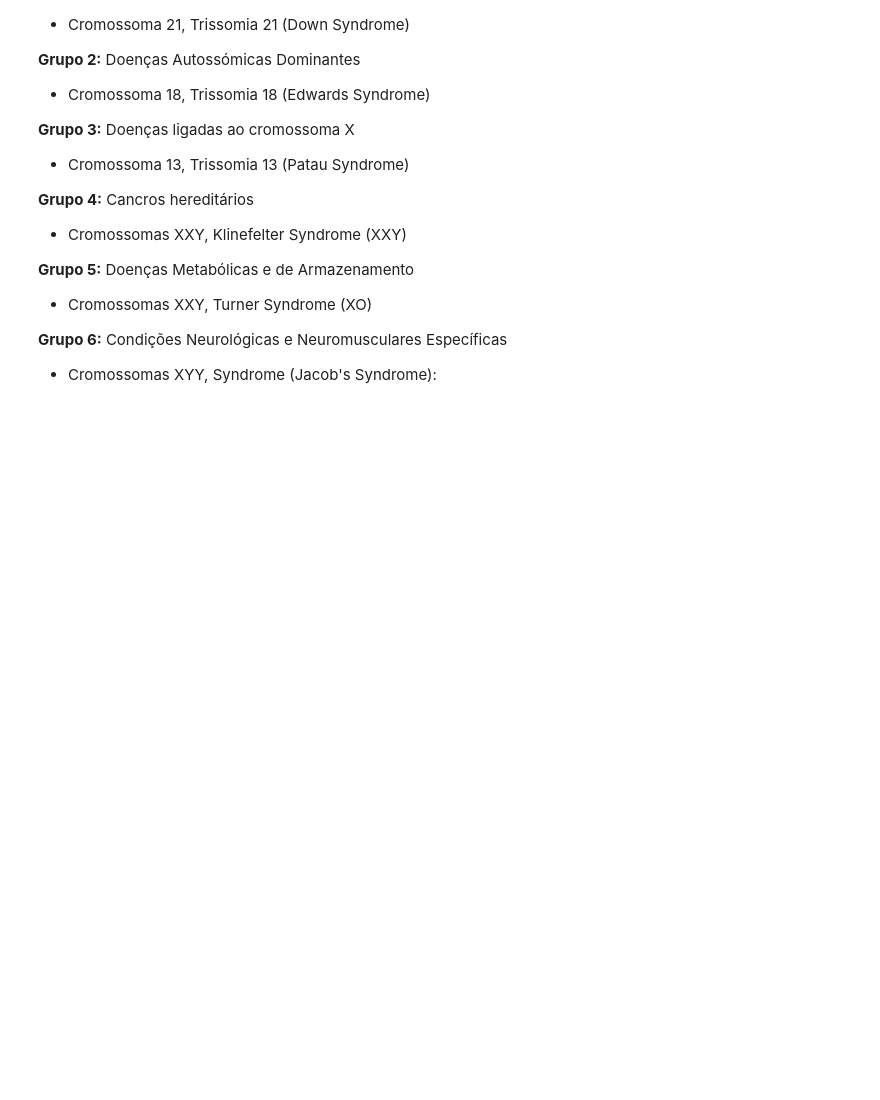
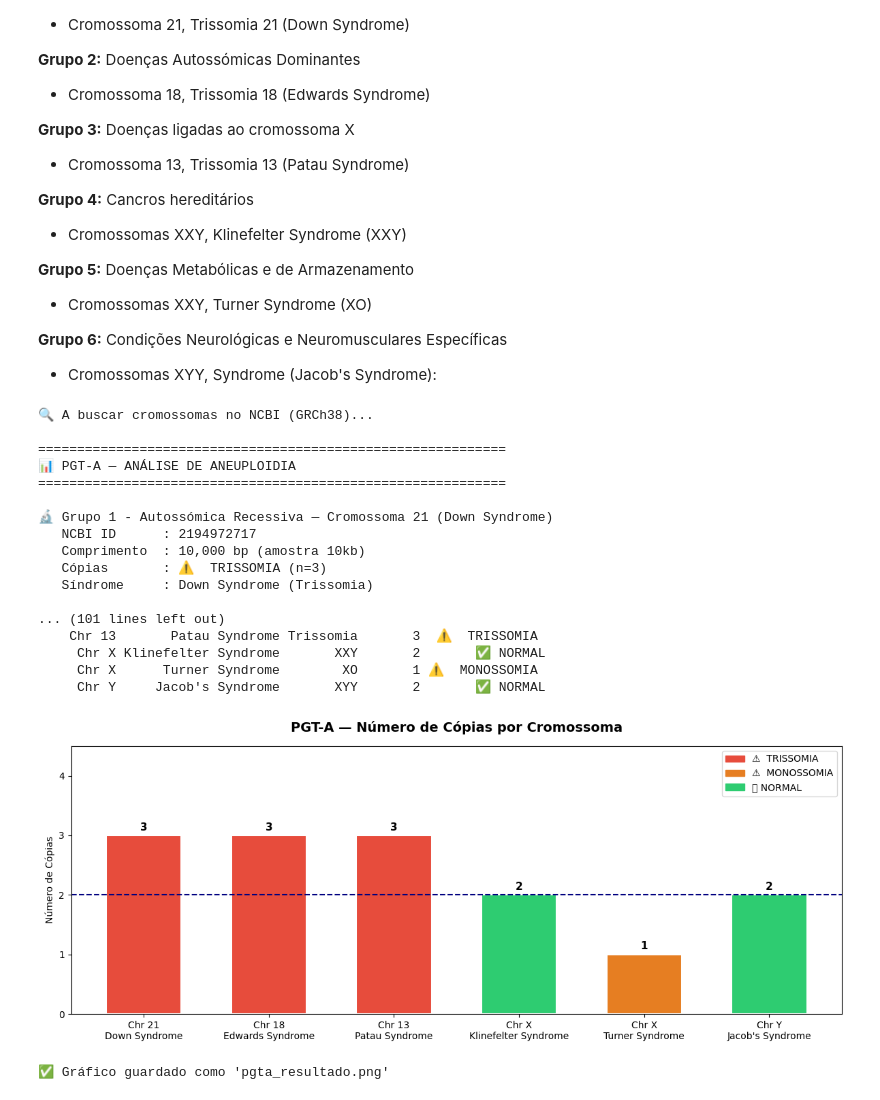
Before and after one commit to SaraBSalazar/courses, a Jupyter notebook: PALOP_2026/Aula_3 Muttações/Aula_3.ipynb, the cells around one changed output. Drawn from its saved outputs; the diff is of its cells as text; code cells hidden in the pictures; blank space fills up the shorter version.

````diff
--- a/PALOP_2026/Aula_3 Muttações/Aula_3.ipynb
+++ b/PALOP_2026/Aula_3 Muttações/Aula_3.ipynb
@@ -559,48 +569,50 @@ fig, ax = plt.subplots(figsize=(12, 5))
 cores = {
     "⚠️  TRISSOMIA" : "#e74c3c",
     "⚠️  MONOSSOMIA": "#e67e22",
     "✅ NORMAL"     : "#2ecc71"
 }
 
 labels = [f"Chr {r['Cromossoma'].split()[1]}\n{r['Síndrome']}" for r in resultados_pgta]
 copias = [r["Cópias"] for r in resultados_pgta]
 status = [r["Status"] for r in resultados_pgta]
 bar_cores = [cores.get(s, "#3498db") for s in status]
 
 bars = ax.bar(labels, copias, color=bar_cores, edgecolor="white", linewidth=1.5, width=0.6)
 ax.axhline(y=2, color="navy", linestyle="--", linewidth=1.5, label="Normal (n=2)")
 
 for bar, val in zip(bars, copias):
     ax.text(bar.get_x() + bar.get_width()/2, bar.get_height() + 0.05,
             str(val), ha="center", va="bottom", fontweight="bold", fontsize=11)
 
 # Legenda
 patches = [mpatches.Patch(color=c, label=l) for l, c in cores.items()]
 ax.legend(handles=patches, loc="upper right")
 
 ax.set_title("PGT-A — Número de Cópias por Cromossoma", fontsize=14, fontweight="bold", pad=15)
 ax.set_ylabel("Número de Cópias")
 ax.set_ylim(0, 4.5)
 ax.set_yticks([0, 1, 2, 3, 4])
 plt.tight_layout()
 plt.savefig("pgta_resultado.png", dpi=150)
 plt.show()
 print("\n✅ Gráfico guardado como 'pgta_resultado.png'")
-```
-
----
-
-## 📊 Output esperado
-```
-📊 PGT-A — ANÁLISE DE ANEUPLOIDIA
-════════════════════════════════════════
-🔬 Grupo 1 — Cromossoma 21 (Down Syndrome)
-   Cópias : ⚠️  TRISSOMIA (n=3)
-
-🔬 Grupo 5 — Cromossoma X (Turner Syndrome)
-   Cópias : ⚠️  MONOSSOMIA (n=1)
-
-🔬 PGT-SR — REARRANJOS ESTRUTURAIS
-   Segmento 1    2500    41.2    ✅ Normal
-   Segmento 2    2500    58.9    ⚠️  GC% anómalo
-   → Possível INVERSÃO ou TRANSLOCAÇÃO
+# %% [output]
+🔍 A buscar cromossomas no NCBI (GRCh38)...
+
+============================================================
+📊 PGT-A — ANÁLISE DE ANEUPLOIDIA
+============================================================
+
+🔬 Grupo 1 - Autossómica Recessiva — Cromossoma 21 (Down Syndrome)
+   NCBI ID      : 2194972717
+   Comprimento  : 10,000 bp (amostra 10kb)
+   Cópias       : ⚠️  TRISSOMIA (n=3)
+   Síndrome     : Down Syndrome (Trissomia)
+
+... (101 lines left out)
+    Chr 13       Patau Syndrome Trissomia       3  ⚠️  TRISSOMIA
+     Chr X Klinefelter Syndrome       XXY       2       ✅ NORMAL
+     Chr X      Turner Syndrome        XO       1 ⚠️  MONOSSOMIA
+     Chr Y     Jacob's Syndrome       XYY       2       ✅ NORMAL
+[figure, added]
+✅ Gráfico guardado como 'pgta_resultado.png'
````
Also changed, not shown: parts of 2 cells of this notebook, 2 other files.
